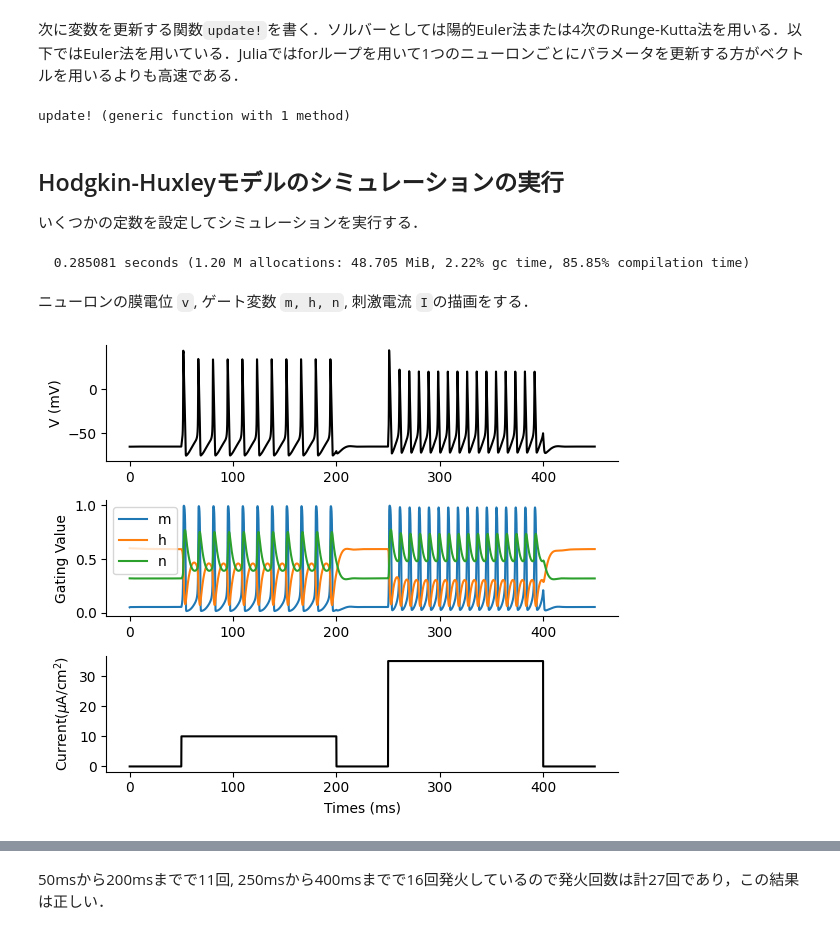
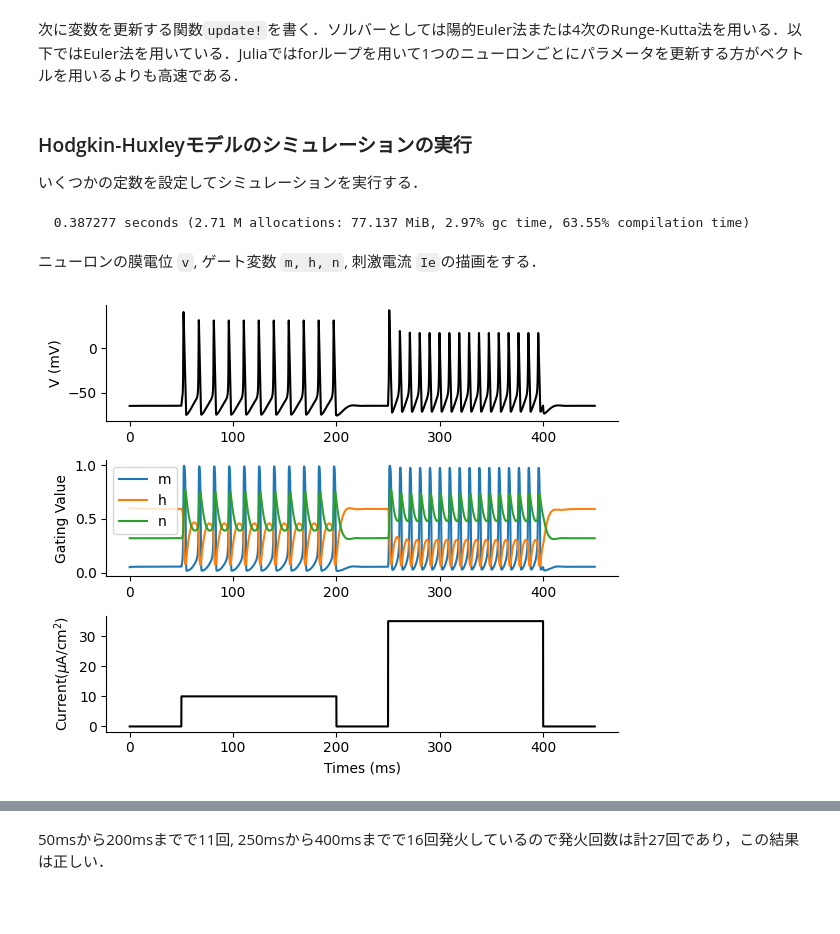
Before and after one commit to compneuro-julia/compneuro-julia-management, a Jupyter notebook: contents/neuron-model/hodgkin-huxley.ipynb, the cells around one changed output, grey strips where cells are left out. Cells and saved outputs as stored; diff of their text form; code cells hidden in the pictures; blank space fills up the shorter version.

```diff
--- a/contents/neuron-model/hodgkin-huxley.ipynb
+++ b/contents/neuron-model/hodgkin-huxley.ipynb
@@ -118,16 +123,2 @@ end
 # %% [markdown]
 次に変数を更新する関数`update!`を書く．ソルバーとしては陽的Euler法または4次のRunge-Kutta法を用いる．以下ではEuler法を用いている．Juliaではforループを用いて1つのニューロンごとにパラメータを更新する方がベクトルを用いるよりも高速である．
-# %%
-function update!(neuron::HH, x::Vector)
-    @unpack num_neurons, dt, v, m, h, n = neuron
-    @unpack Cm, gNa, gK, gL, ENa, EK, EL = neuron.param
-    @inbounds for i = 1:num_neurons
-        m[i] += dt * ((0.1(v[i]+40)/(1 - exp(-0.1(v[i]+40))))*(1 - m[i]) - 4exp(-(v[i]+65) / 18)*m[i])
-        h[i] += dt * ((0.07exp(-0.05(v[i]+65)))*(1 - h[i]) - 1/(1 + exp(-0.1(v[i]+35)))*h[i])
-        n[i] += dt * ((0.01(v[i]+55)/(1 - exp(-0.1(v[i]+55))))*(1 - n[i]) - (0.125exp(-0.0125(v[i]+65)))*n[i])
-        v[i] += dt / Cm * (x[i] - gNa * m[i]^3 * h[i] * (v[i] - ENa) - gK * n[i]^4 * (v[i] - EK) - gL * (v[i] - EL))
-    end
-    return v
-end
-# %% [output]
-update! (generic function with 1 method)
@@ -145,45 +125,36 @@ end
 # %% [markdown]
-## Hodgkin-Huxleyモデルのシミュレーションの実行
+### Hodgkin-Huxleyモデルのシミュレーションの実行
 いくつかの定数を設定してシミュレーションを実行する．
 # %%
 T = 450 # ms
-dt = 0.05 # ms
+dt = 0.01 # ms
 nt = Int(T/dt) # number of timesteps
-num_neurons = 1 # ニューロンの数
+num_neurons = 1 # number of neurons
+time = (1:nt)*dt # time array
+Ie = repeat(10 * ((time .> 50) - (time .> 200)) + 35 * ((time .> 250) - (time .> 400)), 1, num_neurons)  # injection current
+varr, gatearr = zeros(nt, num_neurons), zeros(nt, 3, num_neurons) # 記録用
 
-# 入力刺激
-t = (1:nt)*dt
-Ie = repeat(10f0 * ((t .> 50) - (t .> 200)) + 35f0 * ((t .> 250) - (t .> 400)), 1, num_neurons)  # injection current
-
-# 記録用
-varr, gatearr = zeros(nt, num_neurons), zeros(nt, 3, num_neurons)
-rarr = zeros(nt, num_neurons)
-
-# modelの定義
-hh_neurons = HH{Float32}(num_neurons=num_neurons, dt=dt)
-hh_synapse = HHKineticSynapse{Float32}(num_neurons=num_neurons, dt=dt)
+hh_neurons = HH{Float32}(num_neurons=num_neurons, dt=dt) # modelの定義
 
 # simulation
-@time for i = 1:nt
-    v = hh_neurons(Ie[i, :])
-    r = hh_synapse(v)
-    varr[i, :] = v
-    rarr[i, :] = r
-    gatearr[i, :, :] .= [hh_neurons.m; hh_neurons.h; hh_neurons.n]
+@time for t = 1:nt
+    v = hh_neurons(Ie[t, :])
+    varr[t, :] = v
+    gatearr[t, :, :] .= [hh_neurons.m; hh_neurons.h; hh_neurons.n]
 end
 # %% [output]
-  0.285081 seconds (1.20 M allocations: 48.705 MiB, 2.22% gc time, 85.85% compilation time)
+  0.387277 seconds (2.71 M allocations: 77.137 MiB, 2.97% gc time, 63.55% compilation time)
 # %% [markdown]
-ニューロンの膜電位 `v`, ゲート変数 `m, h, n`, 刺激電流 `I`の描画をする．
+ニューロンの膜電位 `v`, ゲート変数 `m, h, n`, 刺激電流 `Ie`の描画をする．
 # %%
 figure(figsize=(6, 5))
-subplot(3,1,1); plot(t, varr[:, 1], color="black"); ylabel("V (mV)")
+subplot(3,1,1); plot(time, varr[:, 1], color="black"); ylabel("V (mV)")
 subplot(3,1,2); labellist=["m" "h" "n"]
 for i in 1:3
-    plot(t, gatearr[:, i, 1], label=labellist[i])
+    plot(time, gatearr[:, i, 1], label=labellist[i])
 end;
 ylabel("Gating Value"); legend()
-subplot(3,1,3); plot(t, Ie[:, 1], color="black"); ylabel(L"Current($\mu$A/cm$^2$)"); xlabel("Times (ms)")
+subplot(3,1,3); plot(time, Ie[:, 1], color="black"); ylabel(L"Current($\mu$A/cm$^2$)"); xlabel("Times (ms)")
 tight_layout()
 # %% [output]
-[figure, old version]
+[figure, new version]
```
Also changed, not shown: parts of 29 cells of this notebook, 7 other files.
